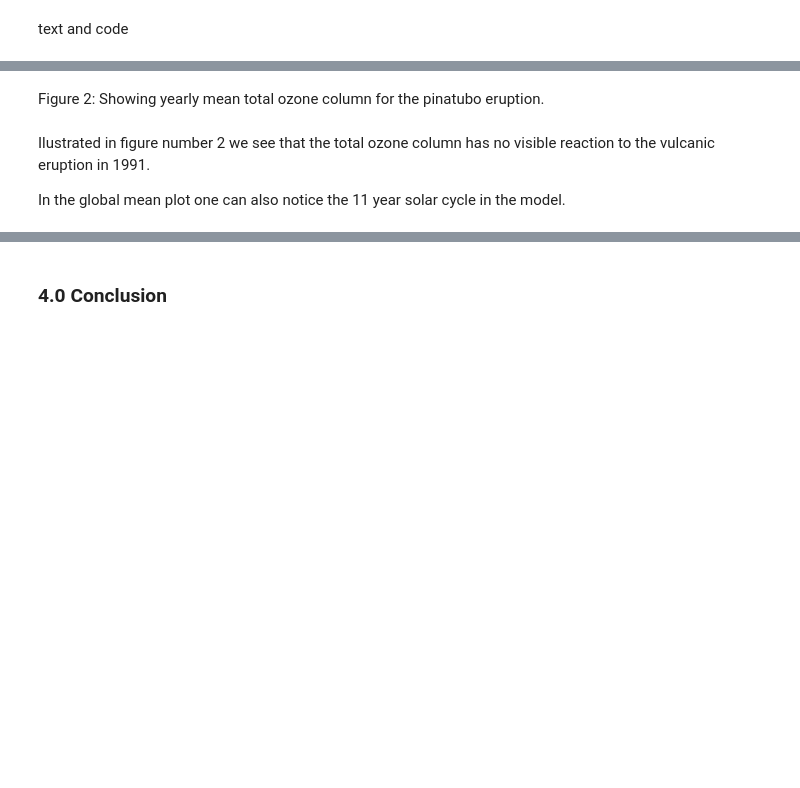
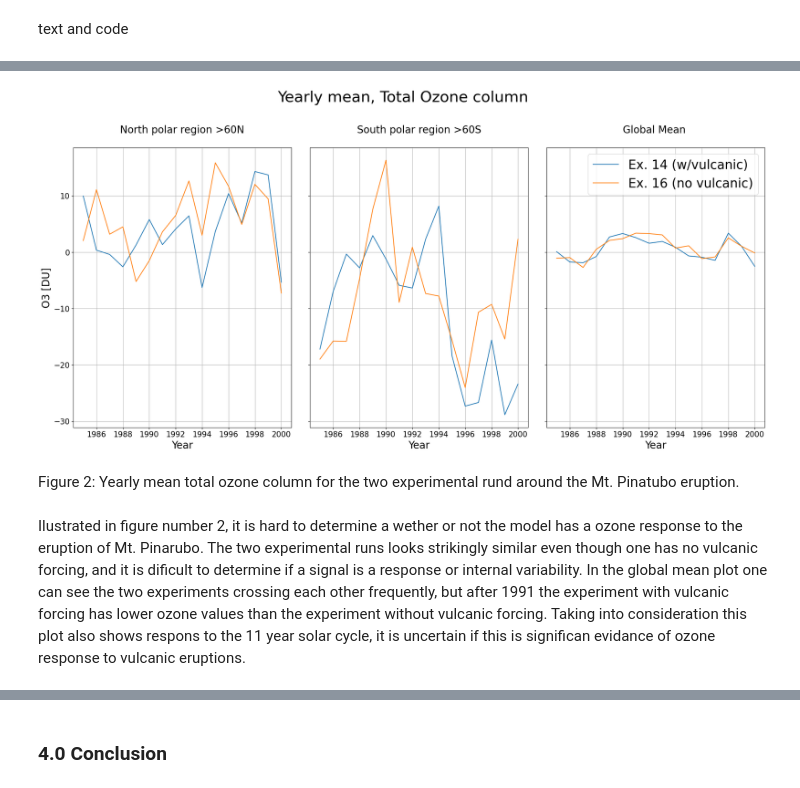
Before and after one commit to eScience-course/Tjaernoe2022-group2, a Jupyter notebook: Sigrid/Report.ipynb, the cells around one changed output, grey strips where cells are left out. Saved outputs shown, nothing was run; the diff lists cells and outputs as text; code cells hidden in the pictures; blank space fills up the shorter version.

```diff
--- a/Sigrid/Report.ipynb
+++ b/Sigrid/Report.ipynb
@@ -140,13 +142,13 @@ ds1=do14['cb_O3']/(2.1415*(10**(-5)))
 do16 = xr.open_dataset(s3.open(o3_cb_16))
 ds2=do16['cb_O3']/(2.1415*(10**(-5)))
 # %%
-#mean_plot_doub(ds1,ds2,1)
+mean_plot_doub(ds1,ds2,1)
+# %% [output]
+[figure, added]
 # %% [markdown]
-Figure 2: Showing yearly mean total ozone column for the pinatubo eruption.
+Figure 2: Yearly mean total ozone column for the two experimental rund around the Mt. Pinatubo eruption.
 # %% [markdown]
-Ilustrated in figure number 2 we see that the total ozone column has no visible reaction to the vulcanic eruption in 1991.
-
-In the global mean plot one can also notice the 11 year solar cycle in the model.
+Ilustrated in figure number 2, it is hard to determine a wether or not the model has a ozone response to the eruption of Mt. Pinarubo. The two experimental runs looks strikingly similar even though one has no vulcanic forcing, and it is dificult to determine if a signal is a response or internal variability. In the global mean plot one can see the two experiments crossing each other frequently, but after 1991 the experiment with vulcanic forcing has lower ozone values than the experiment without vulcanic forcing. Taking into consideration this plot also shows respons to the 11 year solar cycle, it is uncertain if this is significan evidance of ozone response to vulcanic eruptions.
 # %%
 dh = xr.open_dataset(s3.open(o3_cb_pre))
 dh2=dh['cb_O3']/(2.1415*(10**(-5)))
```
Also changed, not shown: parts of 20 cells of this notebook, 1 other file.
